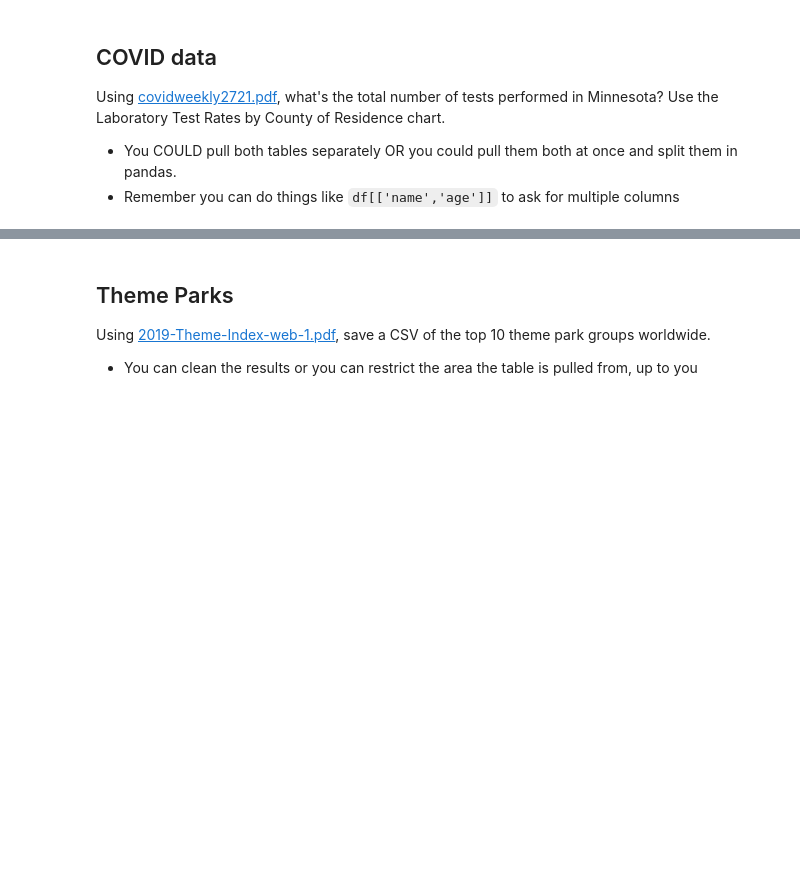
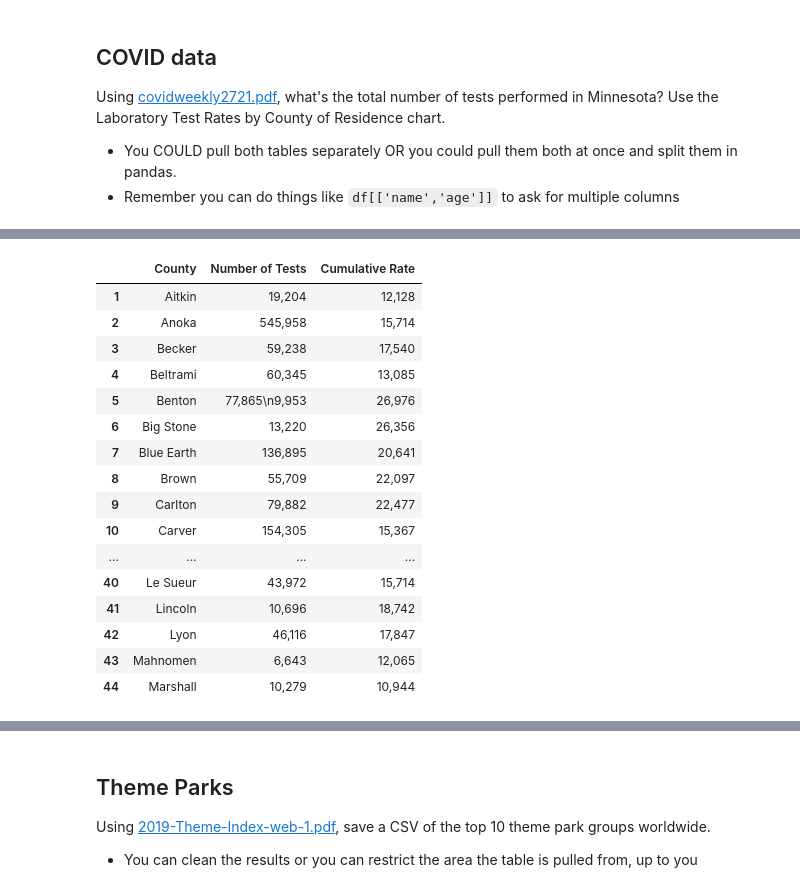
Before and after one commit to nisha5hetty/08-homework, a Jupyter notebook: Parsing PDFs Homework.ipynb, the cells around one changed output, grey strips where cells are left out. Saved outputs shown, nothing was run; the diff lists cells and outputs as text; code cells hidden in the pictures; blank space fills up the shorter version.

```diff
--- a/Parsing PDFs Homework.ipynb
+++ b/Parsing PDFs Homework.ipynb
@@ -178,0 +696,22 @@ df
+# %%
+# Get the first table
+df1 = df.iloc[:, 0:3]
+df1
+# %% [output]
+|  | County | Number of Tests | Cumulative Rate |
+| 1 | Aitkin | 19,204 | 12,128 |
+| 2 | Anoka | 545,958 | 15,714 |
+| 3 | Becker | 59,238 | 17,540 |
+| 4 | Beltrami | 60,345 | 13,085 |
+| 5 | Benton | 77,865\n9,953 | 26,976 |
+| 6 | Big Stone | 13,220 | 26,356 |
+| 7 | Blue Earth | 136,895 | 20,641 |
+| 8 | Brown | 55,709 | 22,097 |
+| 9 | Carlton | 79,882 | 22,477 |
+| 10 | Carver | 154,305 | 15,367 |
+| ... | ... | ... | ... |
+| 40 | Le Sueur | 43,972 | 15,714 |
+| 41 | Lincoln | 10,696 | 18,742 |
+| 42 | Lyon | 46,116 | 17,847 |
+| 43 | Mahnomen | 6,643 | 12,065 |
+| 44 | Marshall | 10,279 | 10,944 |
```
Also changed, not shown: parts of 54 cells of this notebook.
